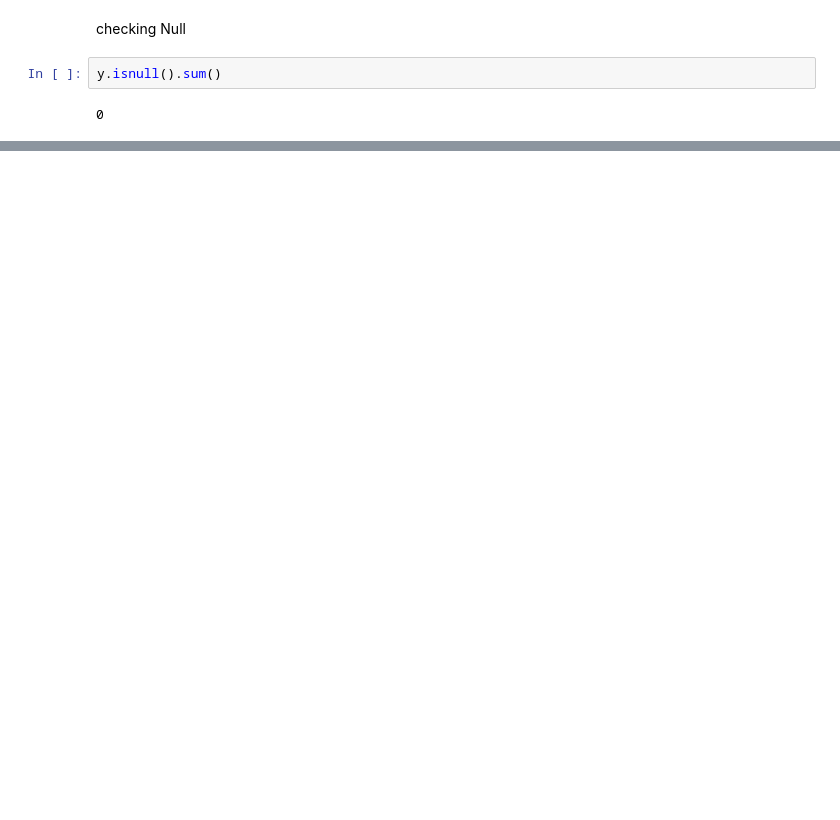
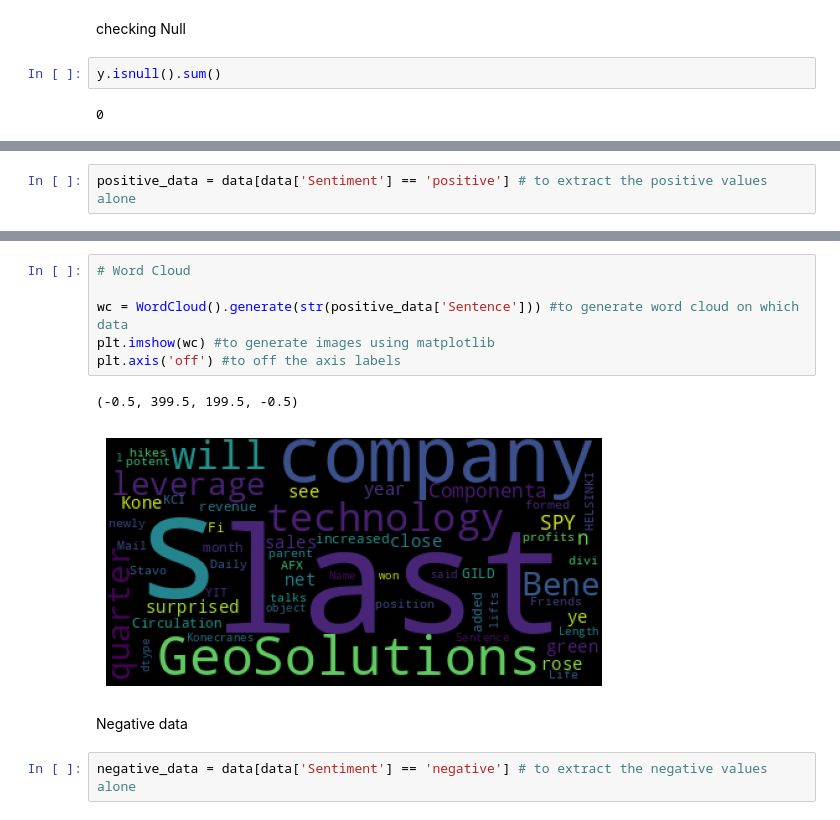
Before and after one commit to ShreeKeshavan/Machine_Learning, a Jupyter notebook: Sentiment_Analysis.ipynb, the cells around one changed output, grey strips where cells are left out. Drawn from its saved outputs; the diff is of its cells as text; blank space fills up the shorter version.

```diff
--- a/Sentiment_Analysis.ipynb
+++ b/Sentiment_Analysis.ipynb
@@ -81,0 +94,2 @@ y.isnull().sum()
+# %%
+positive_data = data[data['Sentiment'] == 'positive'] # to extract the positive values alone
@@ -81,0 +116,13 @@ y.isnull().sum()
+# %%
+# Word Cloud
+
+wc = WordCloud().generate(str(positive_data['Sentence'])) #to generate word cloud on which data
+plt.imshow(wc) #to generate images using matplotlib
+plt.axis('off') #to off the axis labels
+# %% [output]
+(-0.5, 399.5, 199.5, -0.5)
+[figure, added]
+# %% [markdown]
+Negative data
+# %%
+negative_data = data[data['Sentiment'] == 'negative'] # to extract the negative values alone
```
Also changed, not shown: parts of 14 cells of this notebook.
